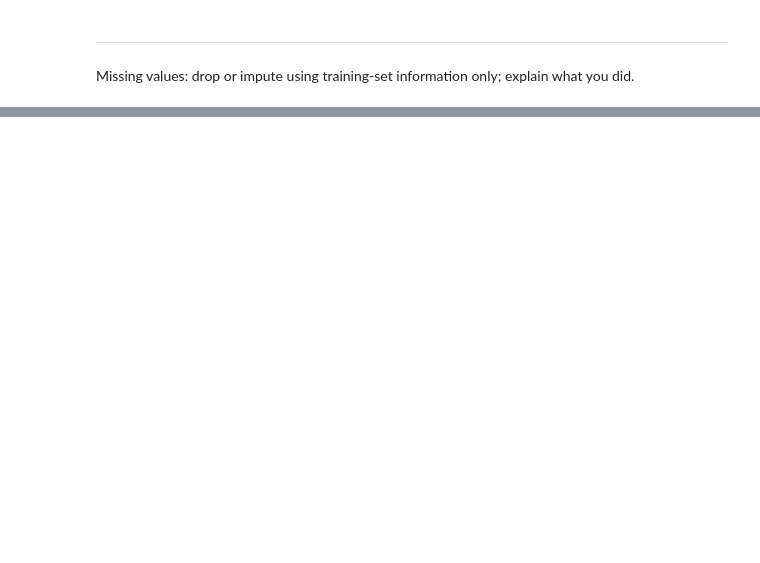
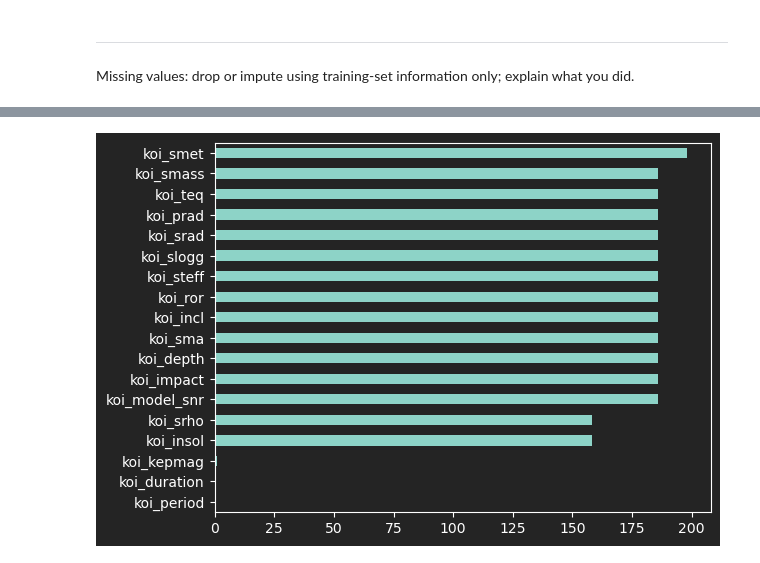
Before and after one commit to jbowen102/CS598_PSL_Project_1, a Jupyter notebook: Project1_dev.ipynb, the cells around one changed output, grey strips where cells are left out. Cells and saved outputs as stored; diff of their text form; code cells hidden in the pictures; blank space fills up the shorter version.

Commit message:
Explore missing values

```diff
--- a/Project1_dev.ipynb
+++ b/Project1_dev.ipynb
@@ -85,0 +135,5 @@ Missing values: drop or impute using training-set information only; explain what
+# %%
+# Missing values in each column
+X_train.isna().sum(axis=0).sort_values().plot(kind="barh");
+# %% [output]
+[figure, added]
```
Also changed, not shown: parts of 21 cells of this notebook.
